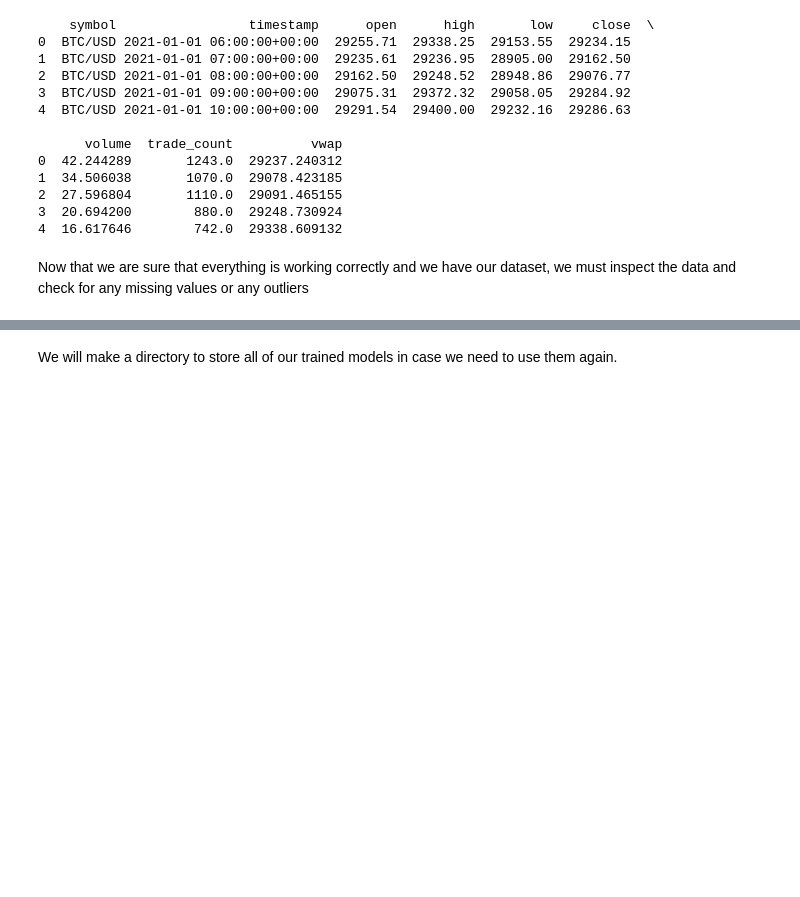
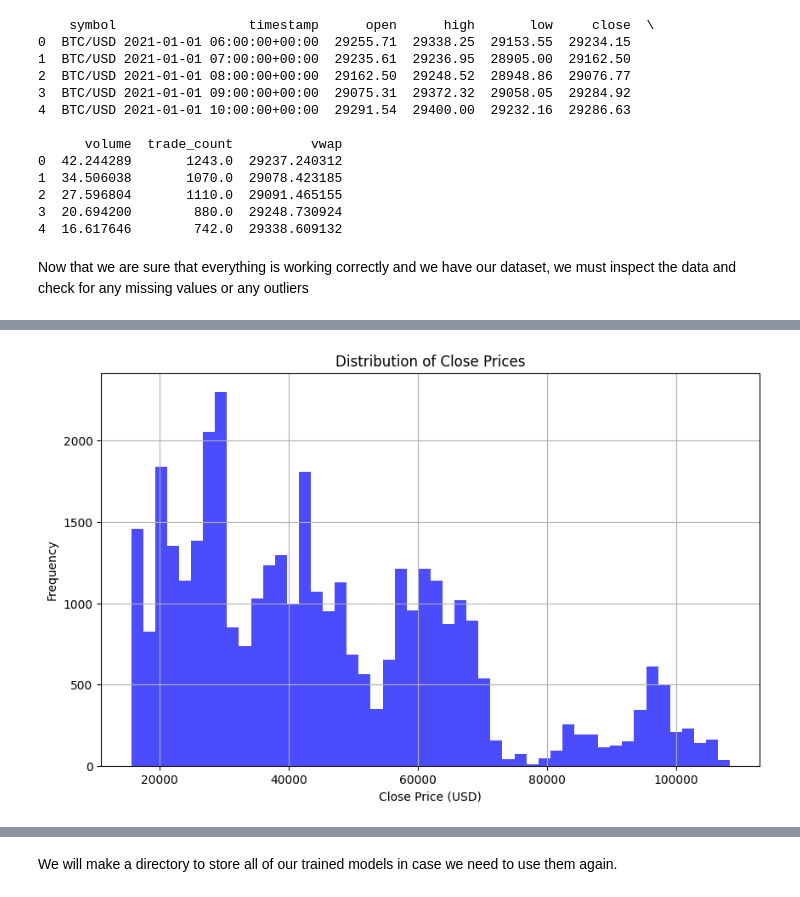
Before and after one commit to bobhampton/ML_Stock_Bot_with_Alpaca, a Jupyter notebook: Bob-LSTM.ipynb, the cells around one changed output, grey strips where cells are left out. Cells and saved outputs as stored; diff of their text form; code cells hidden in the pictures; blank space fills up the shorter version.

```diff
--- a/Bob-LSTM.ipynb
+++ b/Bob-LSTM.ipynb
@@ -141,0 +189,9 @@ Detected 0 potential outliers in closing prices.
+# %%
+df['close'].hist(bins=50, figsize=(10, 6), color='blue', alpha=0.7)
+plt.title('Distribution of Close Prices')
+plt.xlabel('Close Price (USD)')
+plt.ylabel('Frequency')
+plt.grid(True)
+plt.show()
+# %% [output]
+[figure, added]
```
Also changed, not shown: parts of 14 cells of this notebook, 8 other files.
